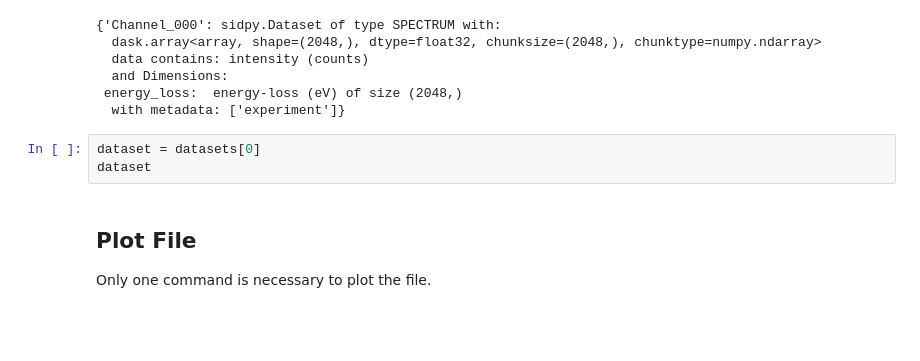
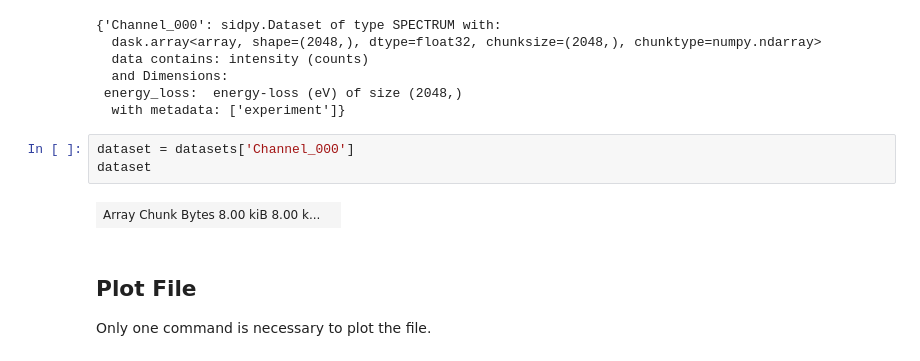
Before and after one commit to pycroscopy/SciFiReaders, a Jupyter notebook: notebooks/01_using_readers/read_dm3_files.ipynb, the cells around one changed output. Cells and saved outputs as stored; diff of their text form; blank space fills up the shorter version.

```diff
--- a/notebooks/01_using_readers/read_dm3_files.ipynb
+++ b/notebooks/01_using_readers/read_dm3_files.ipynb
@@ -101,8 +99,10 @@ Channel_000
  energy_loss:  energy-loss (eV) of size (2048,)
   with metadata: ['experiment']}
 # %%
-dataset = datasets[0]
+dataset = datasets['Channel_000']
 dataset
+# %% [output]
+| Array Chunk Bytes 8.00 kiB 8.00 k... |  |
 # %% [markdown]
 ## Plot File
 Only one command is necessary to plot the file.
```
Also changed, not shown: parts of 3 cells of this notebook, 4 other files.
